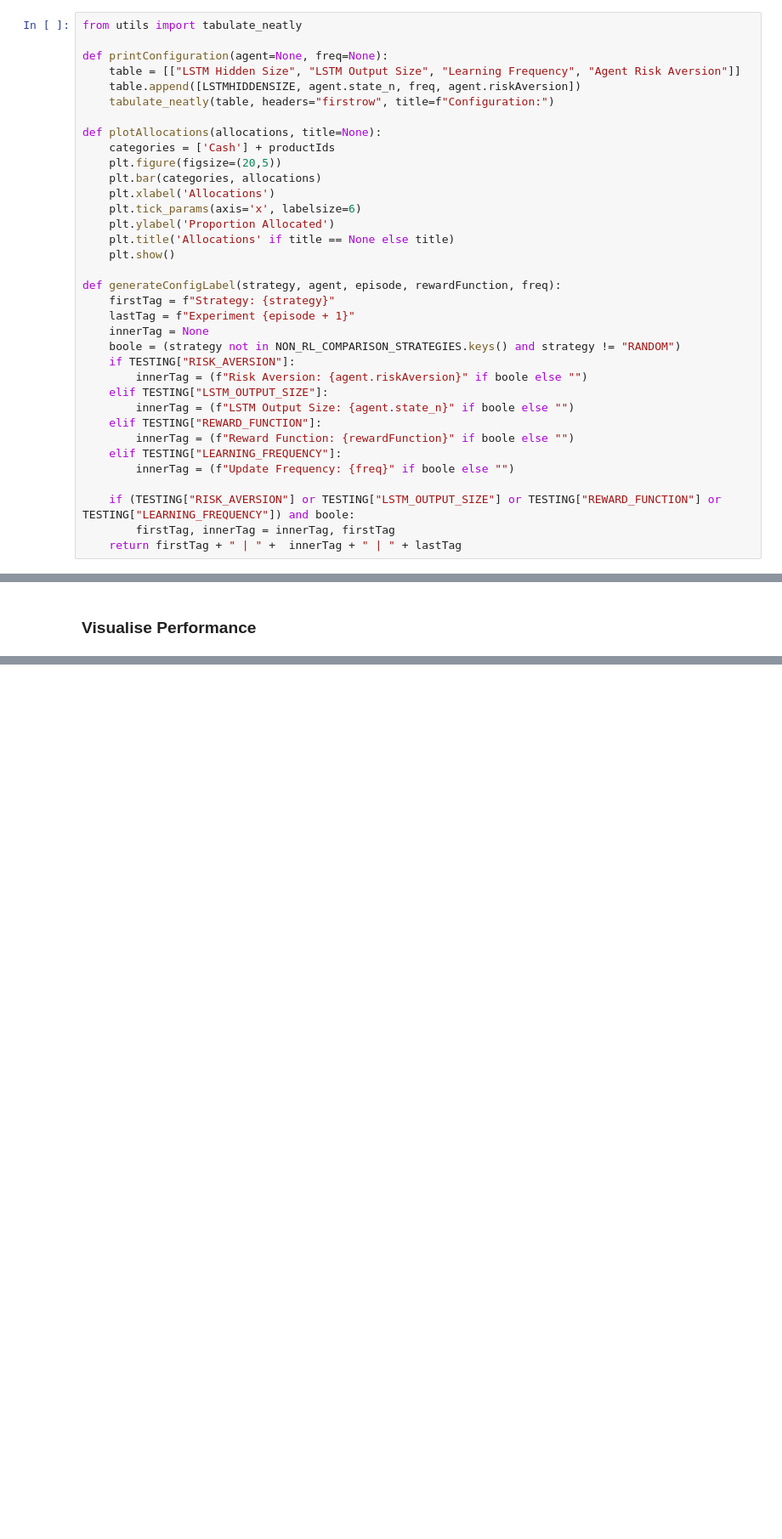
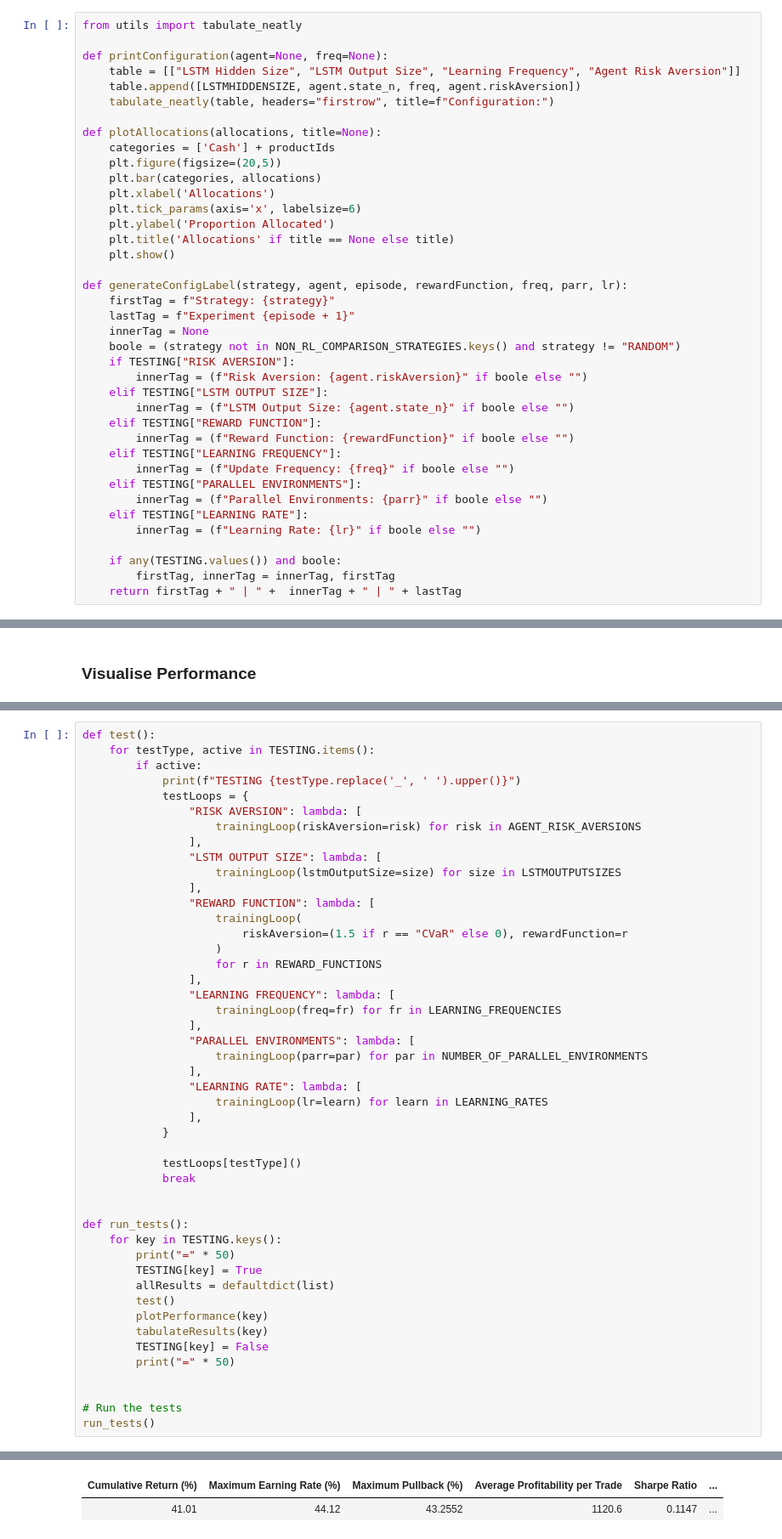
Before and after one commit to rogoson/Dissertation, a Jupyter notebook: DissertationCode.ipynb, the cells around one changed output, grey strips where cells are left out. Shown at 85% size. Drawn from its saved outputs; the diff is of its cells as text; blank space fills up the shorter version.

Commit message:
adding some more things to test!

```diff
--- a/DissertationCode.ipynb
+++ b/DissertationCode.ipynb
@@ -373,21 +376,25 @@ def plotAllocations(allocations, title=None):
     plt.title('Allocations' if title == None else title)
     plt.show()
 
-def generateConfigLabel(strategy, agent, episode, rewardFunction, freq):
+def generateConfigLabel(strategy, agent, episode, rewardFunction, freq, parr, lr):
     firstTag = f"Strategy: {strategy}"
     lastTag = f"Experiment {episode + 1}"
     innerTag = None
     boole = (strategy not in NON_RL_COMPARISON_STRATEGIES.keys() and strategy != "RANDOM")
-    if TESTING["RISK_AVERSION"]:
+    if TESTING["RISK AVERSION"]:
         innerTag = (f"Risk Aversion: {agent.riskAversion}" if boole else "")
-    elif TESTING["LSTM_OUTPUT_SIZE"]:
+    elif TESTING["LSTM OUTPUT SIZE"]:
         innerTag = (f"LSTM Output Size: {agent.state_n}" if boole else "")
-    elif TESTING["REWARD_FUNCTION"]:
+    elif TESTING["REWARD FUNCTION"]:
         innerTag = (f"Reward Function: {rewardFunction}" if boole else "")
-    elif TESTING["LEARNING_FREQUENCY"]:
+    elif TESTING["LEARNING FREQUENCY"]:
         innerTag = (f"Update Frequency: {freq}" if boole else "")
+    elif TESTING["PARALLEL ENVIRONMENTS"]:
+        innerTag = (f"Parallel Environments: {parr}" if boole else "")
+    elif TESTING["LEARNING RATE"]:
+        innerTag = (f"Learning Rate: {lr}" if boole else "")
 
-    if (TESTING["RISK_AVERSION"] or TESTING["LSTM_OUTPUT_SIZE"] or TESTING["REWARD_FUNCTION"] or TESTING["LEARNING_FREQUENCY"]) and boole:
+    if any(TESTING.values()) and boole:
         firstTag, innerTag = innerTag, firstTag
     return firstTag + " | " +  innerTag + " | " + lastTag
 # %% [markdown]
@@ -615,0 +591,48 @@ MEAN RESULTS FOR: Risk Aversion: 1.0 | Strategy: PPOLSTM | Experiment 2
+# %%
+def test():
+    for testType, active in TESTING.items():
+        if active:
+            print(f"TESTING {testType.replace('_', ' ').upper()}")
+            testLoops = {
+                "RISK AVERSION": lambda: [
+                    trainingLoop(riskAversion=risk) for risk in AGENT_RISK_AVERSIONS
+                ],
+                "LSTM OUTPUT SIZE": lambda: [
+                    trainingLoop(lstmOutputSize=size) for size in LSTMOUTPUTSIZES
+                ],
+                "REWARD FUNCTION": lambda: [
+                    trainingLoop(
+                        riskAversion=(1.5 if r == "CVaR" else 0), rewardFunction=r
+                    )
+                    for r in REWARD_FUNCTIONS
+                ],
+                "LEARNING FREQUENCY": lambda: [
+                    trainingLoop(freq=fr) for fr in LEARNING_FREQUENCIES
+                ],
+                "PARALLEL ENVIRONMENTS": lambda: [
+                    trainingLoop(parr=par) for par in NUMBER_OF_PARALLEL_ENVIRONMENTS
+                ],
+                "LEARNING RATE": lambda: [
+                    trainingLoop(lr=learn) for learn in LEARNING_RATES
+                ],
+            }
+
+            testLoops[testType]()
+            break
+
+
+def run_tests():
+    for key in TESTING.keys():
+        print("=" * 50)
+        TESTING[key] = True
+        allResults = defaultdict(list)
+        test()
+        plotPerformance(key)
+        tabulateResults(key)
+        TESTING[key] = False
+        print("=" * 50)
+
+
+# Run the tests
+run_tests()
+# %% [output]
@@ -615,0 +642,2 @@ MEAN RESULTS FOR: Risk Aversion: 1.0 | Strategy: PPOLSTM | Experiment 2
+| Cumulative Return (%) | Maximum Earning Rate (%) | Maximum Pullback (%) | Average Profitability per Trade | Sharpe Ratio | ... |
+| 41.01 | 44.12 | 43.2552 | 1120.6 | 0.1147 | ... |
```
Also changed, not shown: parts of 11 cells of this notebook, 1 other file.
